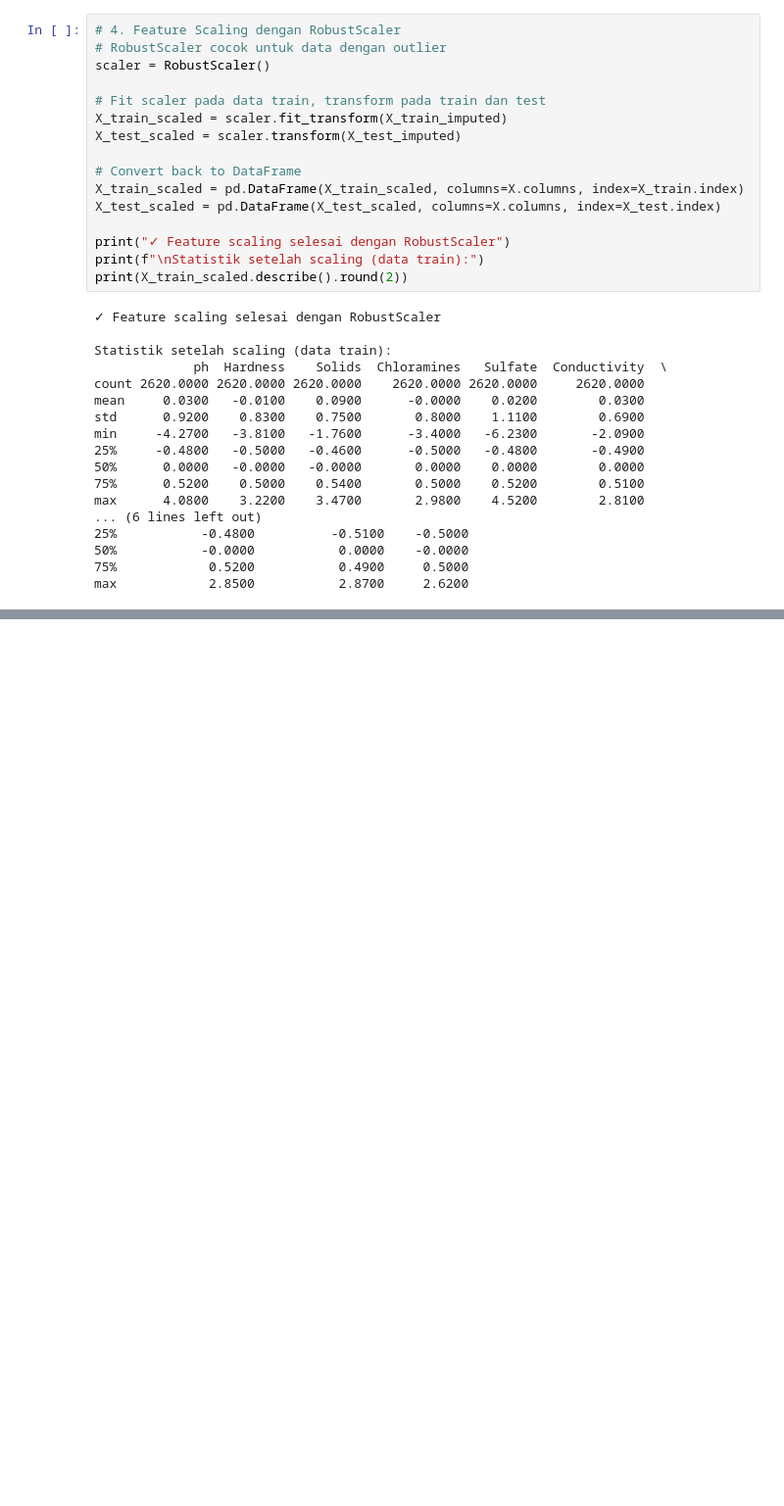
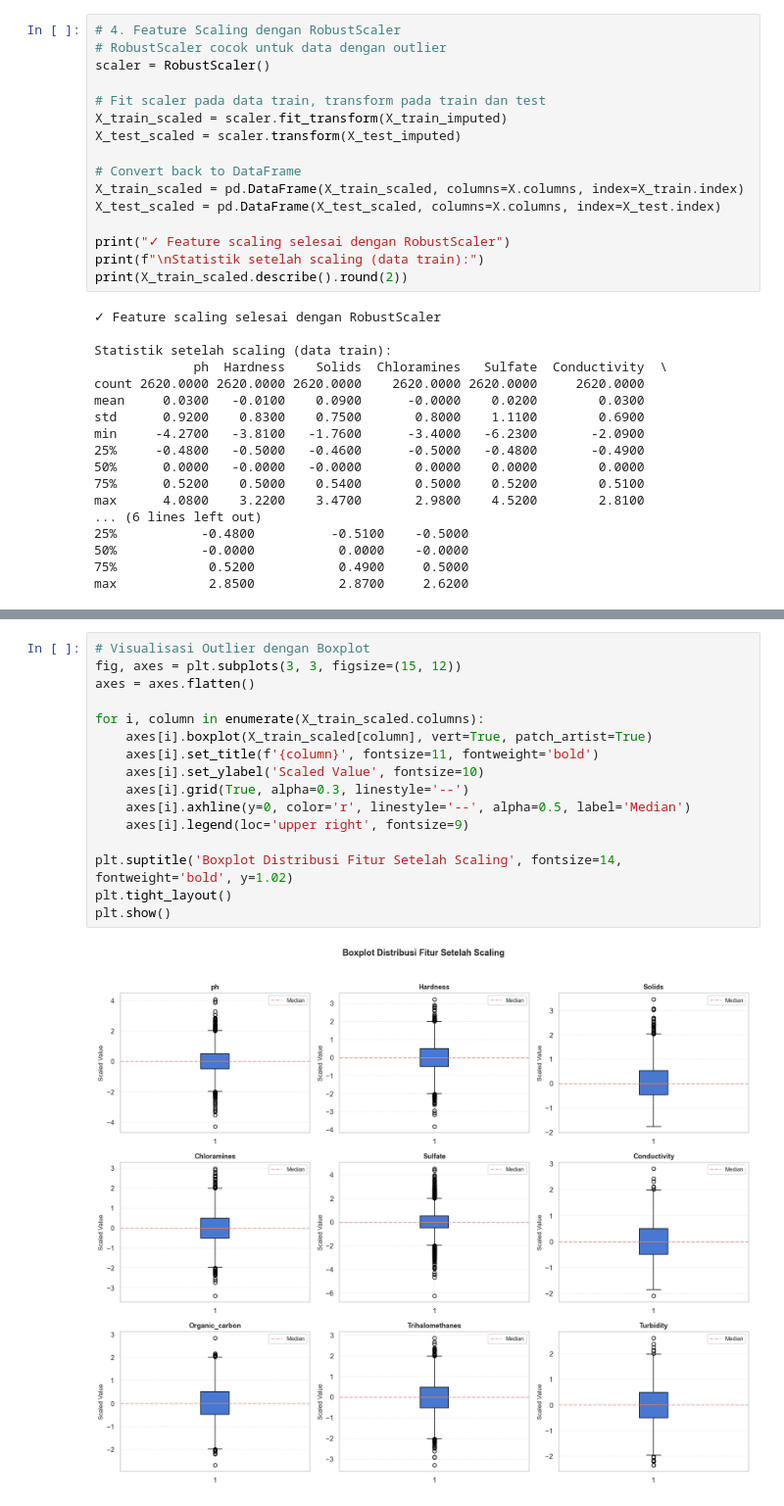
Before and after one commit to Alfaturachman/water-quality-analyst, a Jupyter notebook: code.ipynb, the cells around one changed output, grey strips where cells are left out. Shown at 98% size. Cells and saved outputs as stored; diff of their text form; blank space fills up the shorter version.

```diff
--- a/code.ipynb
+++ b/code.ipynb
@@ -530 +633,19 @@ max            2.8500           2.8700     2.6200
+# %%
+# Visualisasi Outlier dengan Boxplot
+fig, axes = plt.subplots(3, 3, figsize=(15, 12))
+axes = axes.flatten()
+
+for i, column in enumerate(X_train_scaled.columns):
+    axes[i].boxplot(X_train_scaled[column], vert=True, patch_artist=True)
+    axes[i].set_title(f'{column}', fontsize=11, fontweight='bold')
+    axes[i].set_ylabel('Scaled Value', fontsize=10)
+    axes[i].grid(True, alpha=0.3, linestyle='--')
+    axes[i].axhline(y=0, color='r', linestyle='--', alpha=0.5, label='Median')
+    axes[i].legend(loc='upper right', fontsize=9)
+
+plt.suptitle('Boxplot Distribusi Fitur Setelah Scaling', fontsize=14, fontweight='bold', y=1.02)
+plt.tight_layout()
+plt.show()
+# %% [output]
+[figure, added]
 # %% [markdown]
```
Also changed, not shown: parts of 15 cells of this notebook.
